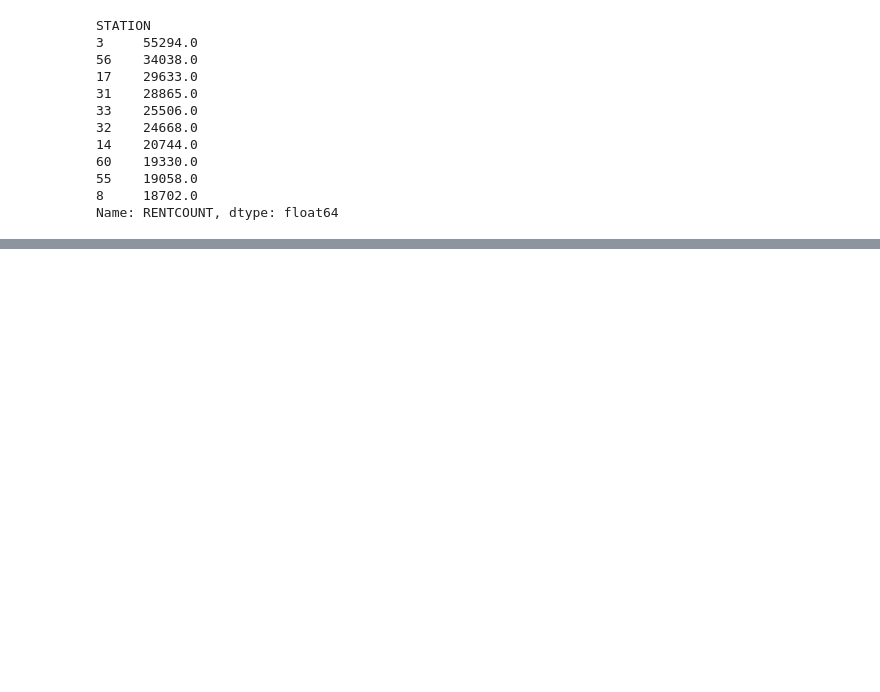
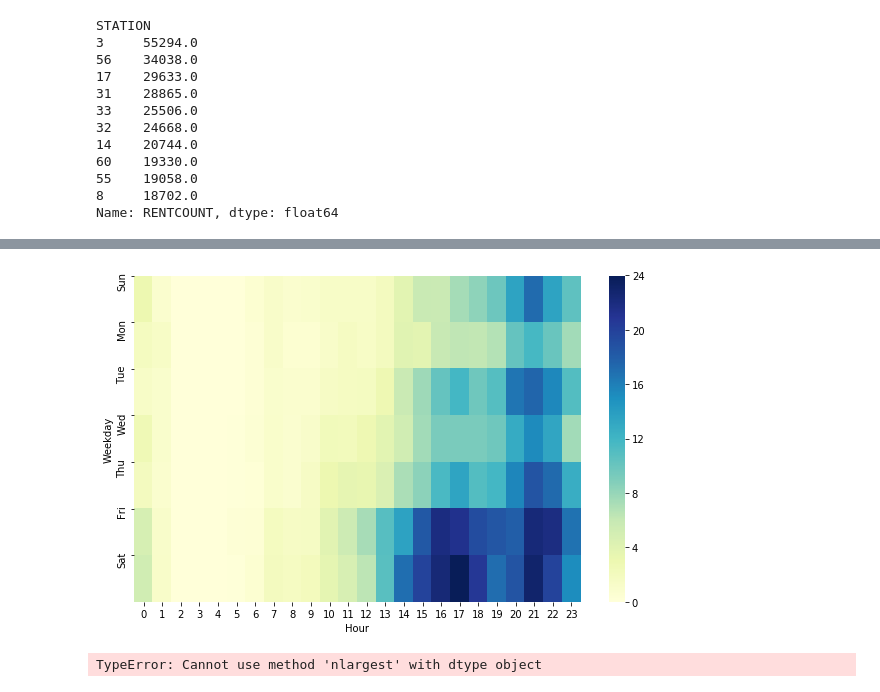
Before and after one commit to lim4349/tashu_data, a Jupyter notebook: lab-1.ipynb, the cells around one changed output, grey strips where cells are left out. Cells and saved outputs as stored; diff of their text form; code cells hidden in the pictures; blank space fills up the shorter version.

```diff
--- a/lab-1.ipynb
+++ b/lab-1.ipynb
@@ -54,0 +74,29 @@ Name: RENTCOUNT, dtype: float64
+# %%
+plt.figure(figsize = (10,6))
+station_3 = train[train['STATION']==3]
+group_weekday_hour = station_3.groupby(['WEEKDAY', 'HOUR'])['RENTCOUNT'].mean().reset_index()
+weekday_hour = np.zeros([7, 24])
+for i in range(7*24):
+    weekday_hour[int(group_weekday_hour.iloc[i][0])][int(group_weekday_hour.iloc[i][1])] = group_weekday_hour.iloc[i][2]
+ax = sns.heatmap(weekday_hour, cmap='YlGnBu')
+ax.set(xlabel='Hour', ylabel='Weekday')
+weekday = ['Sun', 'Mon', 'Tue', 'Wed', 'Thu', 'Fri', 'Sat']
+plt.yticks(np.arange(7), weekday)
+plt.show()
+# %% [output]
+[figure, added]
+# %%
+import gmplot
+import statistics
+
+coordinate = (station_df['좌표'])
+
+
+station_df.groupby(['거치대'])['좌표'].sum().nlargest(10)
+print(station_df)
+
+gmapl = gmplot.GoogleMapPlotter(statistics.median(top10_lat), statistics.median(top10_lon), 14)
+gmapl.scatter(top10_lat, top10_lon, size=30)
+gmapl.draw('top10.html')
+# %% [output]
+TypeError: Cannot use method 'nlargest' with dtype object
```
Also changed, not shown: parts of 3 cells of this notebook, 1 other file.
